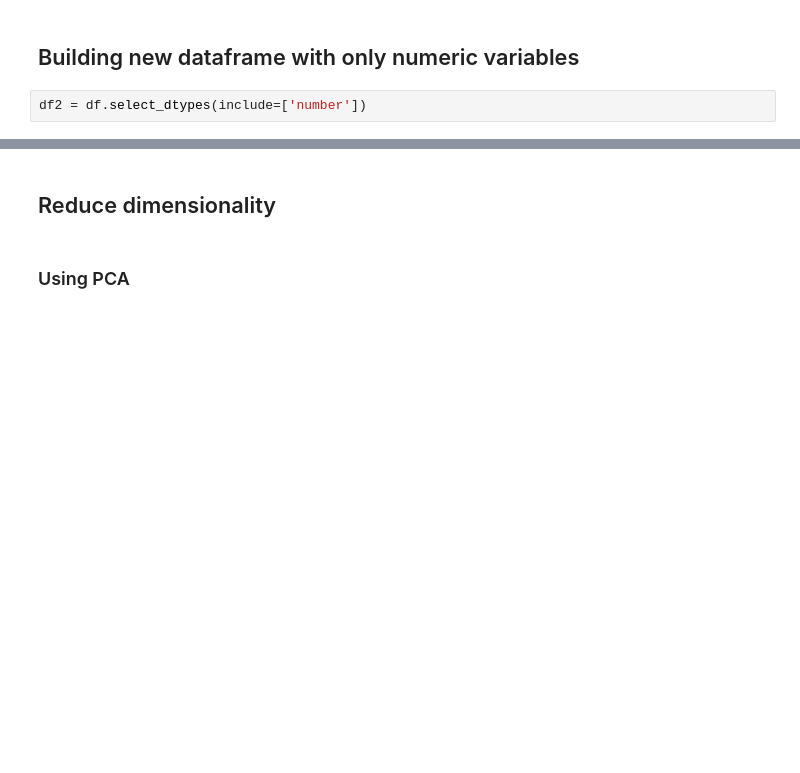
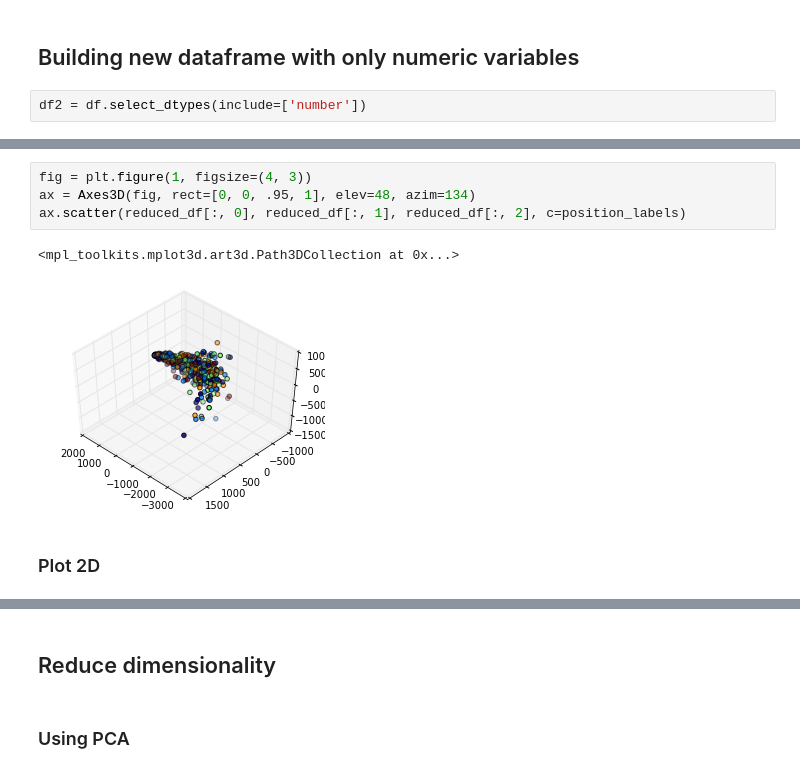
Before and after one commit to Gabriel-Azevedo-Ferreira/TDA-NBA, a Jupyter notebook: notebooks/Reducing dimensionality and applying hierarchical clustering.ipynb, the cells around one changed output, grey strips where cells are left out. Cells and saved outputs as stored; diff of their text form; blank space fills up the shorter version.

```diff
--- a/notebooks/Reducing dimensionality and applying hierarchical clustering.ipynb
+++ b/notebooks/Reducing dimensionality and applying hierarchical clustering.ipynb
@@ -44,0 +51,9 @@ df2 = df.select_dtypes(include=['number'])
+# %%
+fig = plt.figure(1, figsize=(4, 3))
+ax = Axes3D(fig, rect=[0, 0, .95, 1], elev=48, azim=134)
+ax.scatter(reduced_df[:, 0], reduced_df[:, 1], reduced_df[:, 2], c=position_labels)
+# %% [output]
+<mpl_toolkits.mplot3d.art3d.Path3DCollection at 0x...>
+[figure, added]
+# %% [markdown]
+### Plot 2D
```
Also changed, not shown: parts of 50 cells of this notebook.
